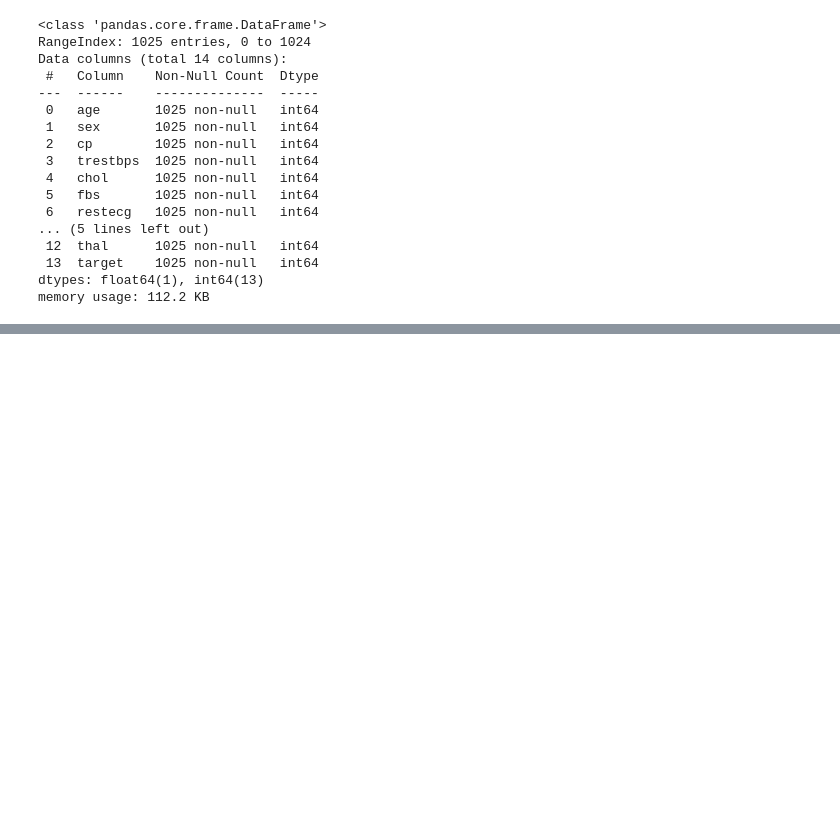
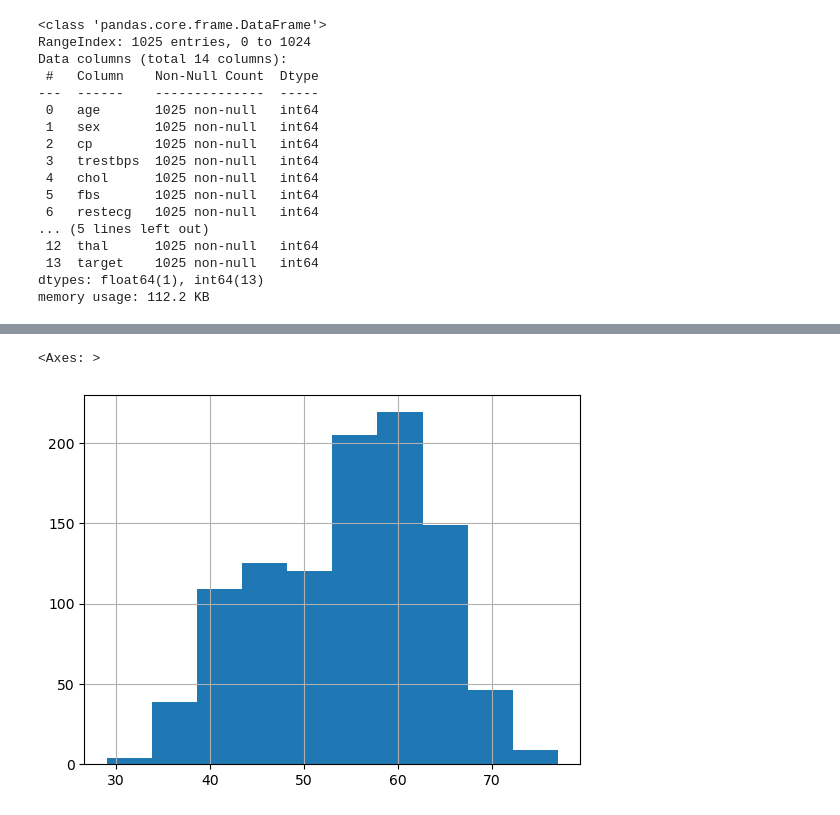
Before and after one commit to Satyam-R4j/Learning-AL-ML-DL-, a Jupyter notebook: Heart_Disease_Prediction/script.ipynb, the cells around one changed output, grey strips where cells are left out. Cells and saved outputs as stored; diff of their text form; code cells hidden in the pictures; blank space fills up the shorter version.

```diff
--- a/Heart_Disease_Prediction/script.ipynb
+++ b/Heart_Disease_Prediction/script.ipynb
@@ -57,0 +89,5 @@ memory usage: 112.2 KB
+# %%
+df['age'].hist()
+# %% [output]
+<Axes: >
+[figure, added]
```
Also changed, not shown: parts of 14 cells of this notebook.
